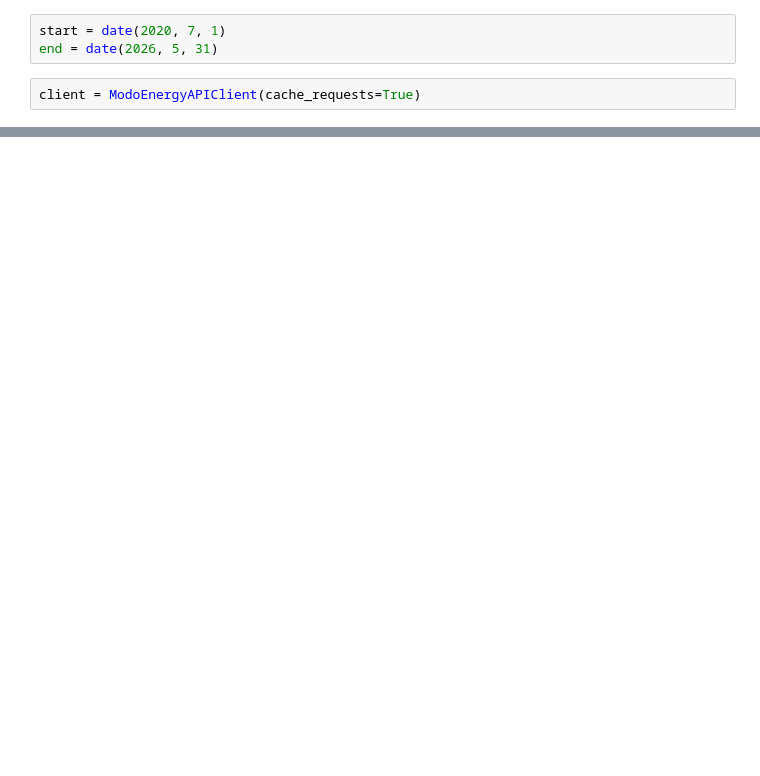
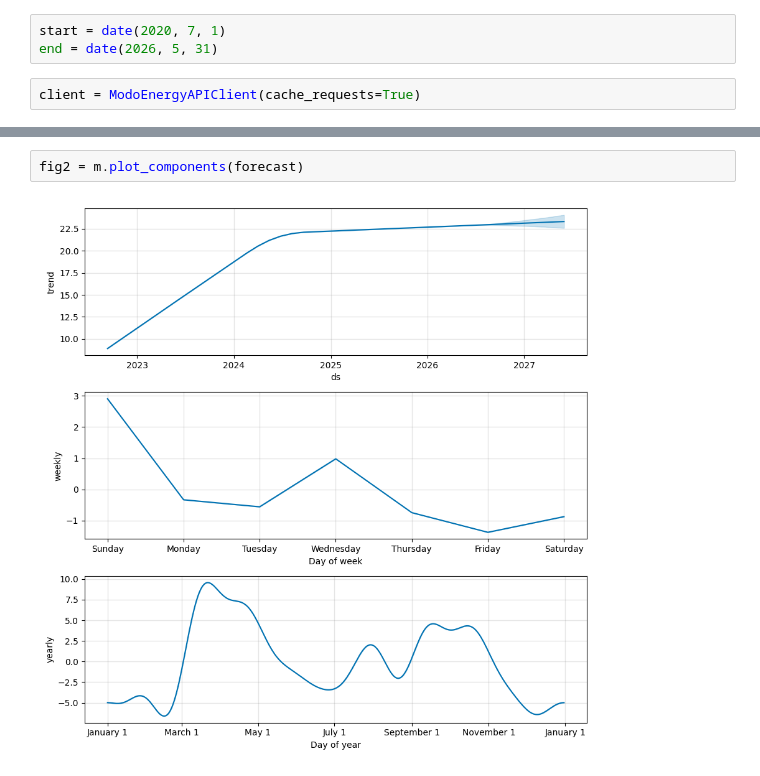
Before and after one commit to andrewkittredge/modo_energy, a Jupyter notebook: periods.ipynb, the cells around one changed output, grey strips where cells are left out. Saved outputs shown, nothing was run; the diff lists cells and outputs as text; blank space fills up the shorter version.

```diff
--- a/periods.ipynb
+++ b/periods.ipynb
@@ -77,0 +159,4 @@ IndexError: boolean index did not match indexed array along axis 0; size of axis
+# %%
+fig2 = m.plot_components(forecast)
+# %% [output]
+[figure, added]
```
Also changed, not shown: parts of 25 cells of this notebook, 6 other files.
